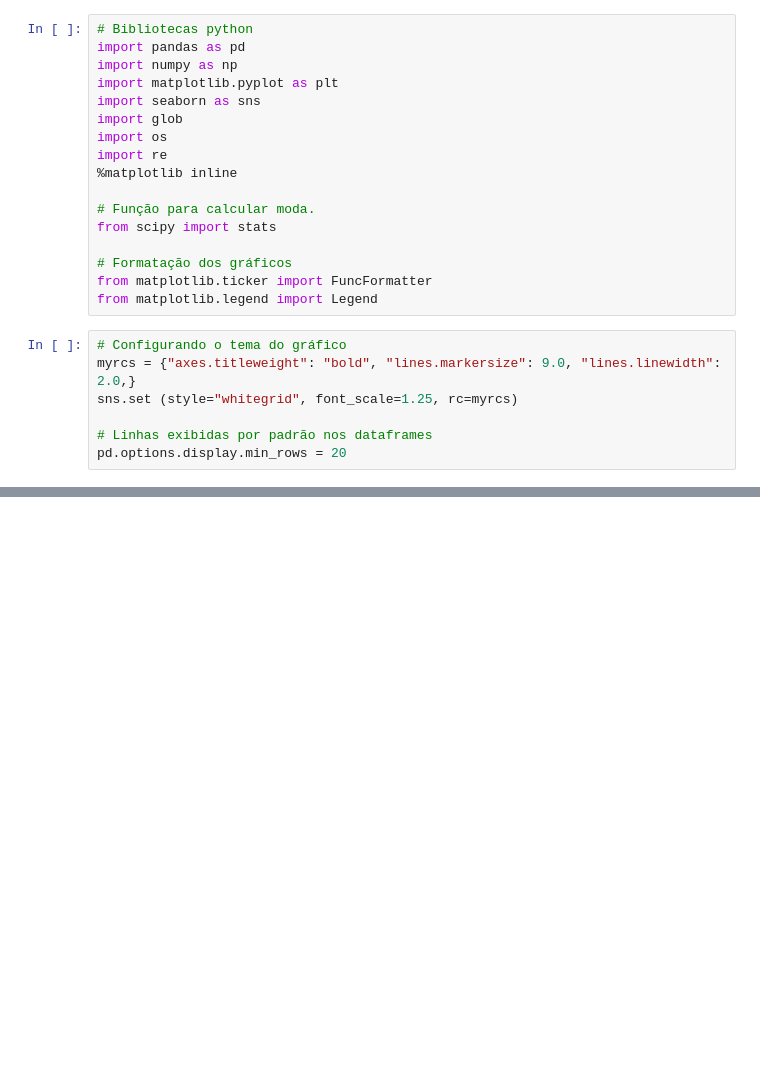
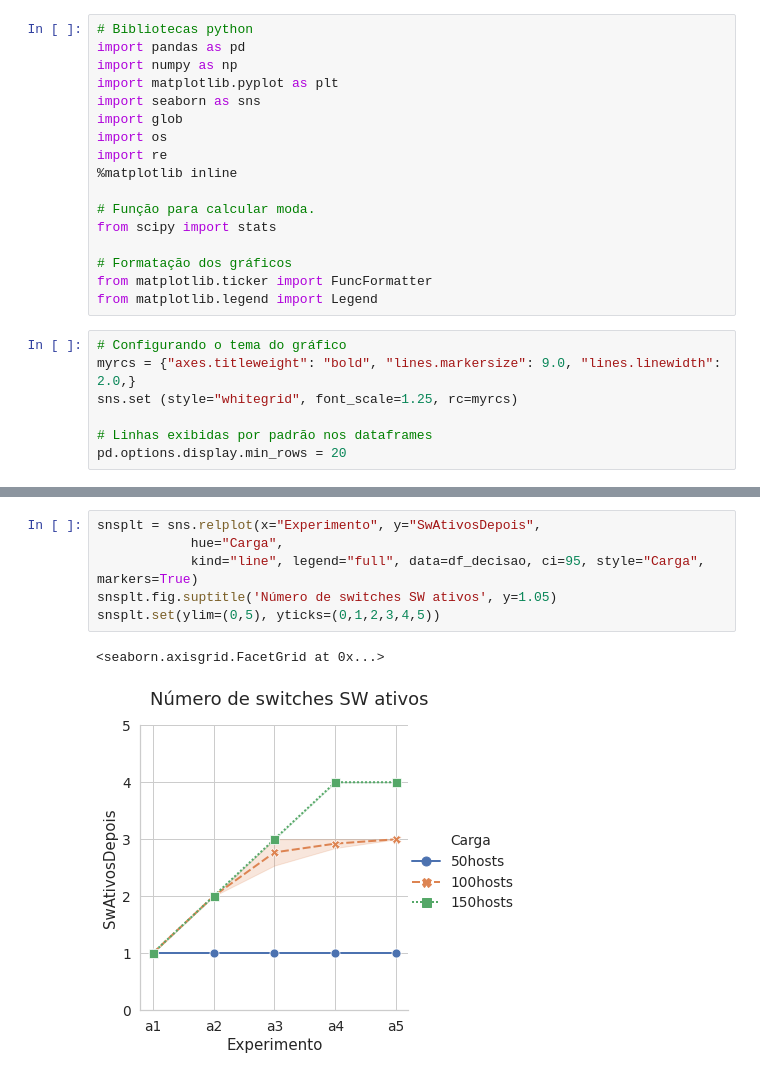
Before and after one commit to pedrobellotti/iperftestes, a Jupyter notebook: Simulacao/NovoArtigo/analiseEstavel.ipynb, the cells around one changed output, grey strips where cells are left out. Saved outputs shown, nothing was run; the diff lists cells and outputs as text; blank space fills up the shorter version.

```diff
--- a/Simulacao/NovoArtigo/analiseEstavel.ipynb
+++ b/Simulacao/NovoArtigo/analiseEstavel.ipynb
@@ -132,0 +204,9 @@ Text(0.5, 1.05, 'Uso do switch')
+# %%
+snsplt = sns.relplot(x="Experimento", y="SwAtivosDepois",
+            hue="Carga",
+            kind="line", legend="full", data=df_decisao, ci=95, style="Carga", markers=True)
+snsplt.fig.suptitle('Número de switches SW ativos', y=1.05)
+snsplt.set(ylim=(0,5), yticks=(0,1,2,3,4,5))
+# %% [output]
+<seaborn.axisgrid.FacetGrid at 0x...>
+[figure, added]
```
Also changed, not shown: parts of 15 cells of this notebook.
